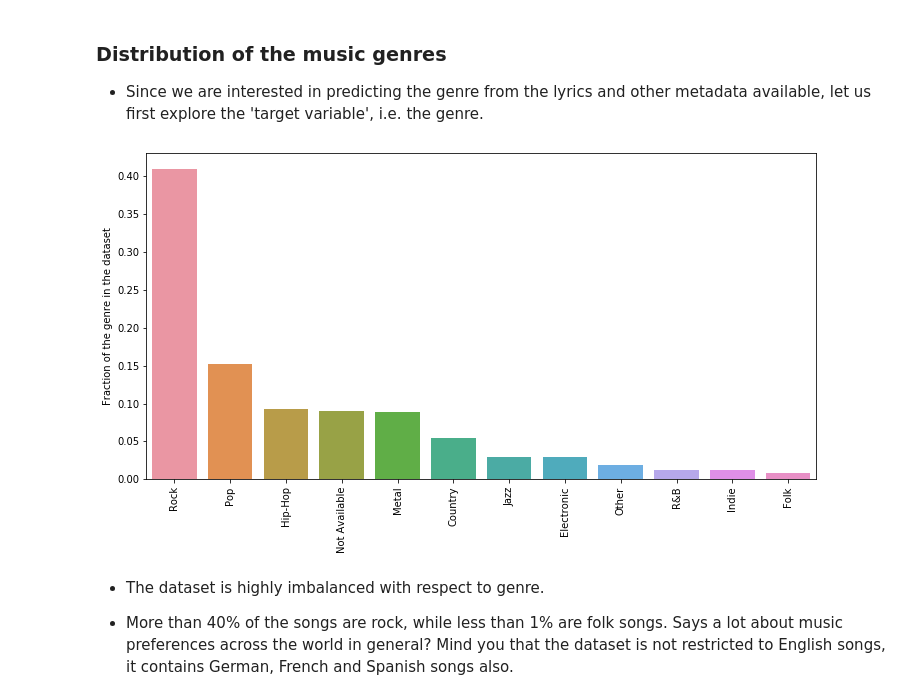
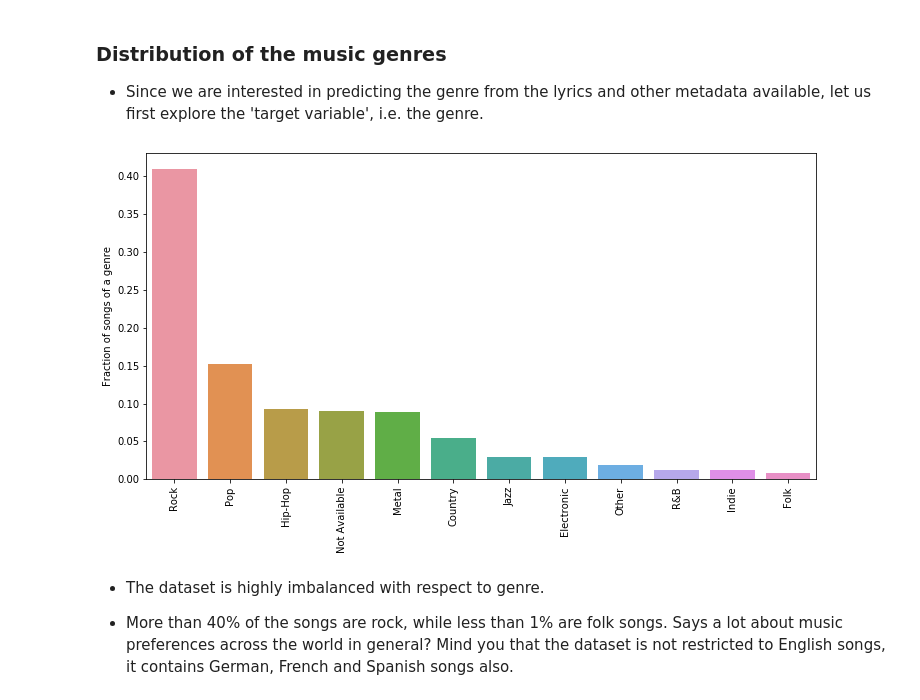
Before and after one commit to dsanyal/Lyrics_classifier, a Jupyter notebook: classifer.ipynb, the cells around one changed output. Saved outputs shown, nothing was run; the diff lists cells and outputs as text; code cells hidden in the pictures.

```diff
--- a/classifer.ipynb
+++ b/classifer.ipynb
@@ -127,11 +133,11 @@ memory usage: 12.2+ MB
 # %%
 genre_count = data.genre.value_counts()
 plt.figure(figsize=(12,6))
 _=sns.barplot(genre_count.index, genre_count/len(data))
 _=plt.xticks(rotation='vertical')
-_=plt.ylabel('Fraction of the genre in the dataset')
+_=plt.ylabel('Fraction of songs of a genre')
 # %% [output]
-[figure, old version]
+[figure, new version]
 # %% [markdown]
 - The dataset is highly imbalanced with respect to genre.
  * More than 40% of the songs are rock, while less than 1% are folk songs. Says a lot about music preferences across the world in general? Mind you that the dataset is not restricted to English songs, it contains German, French and Spanish songs also.
```
Also changed, not shown: parts of 70 cells of this notebook.
